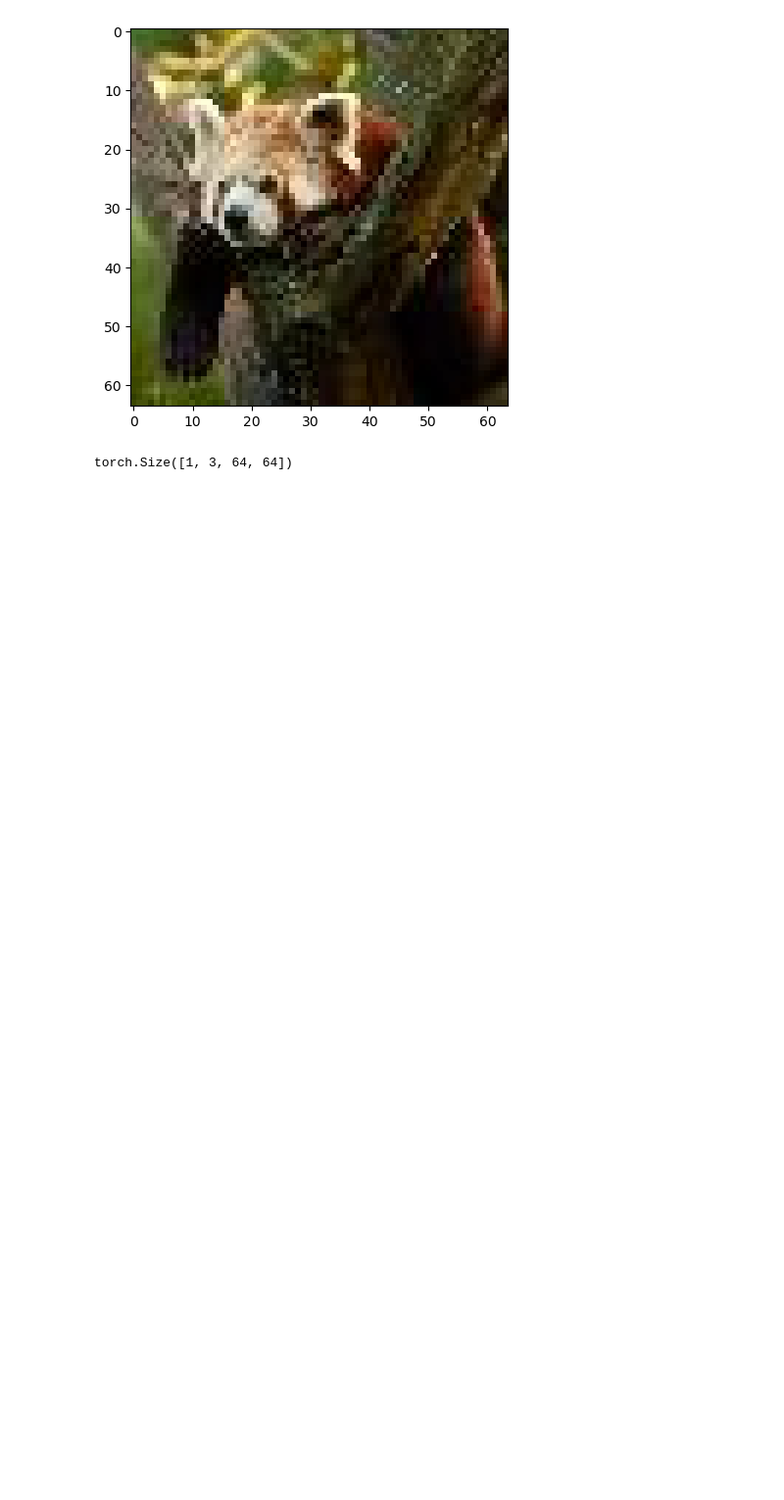
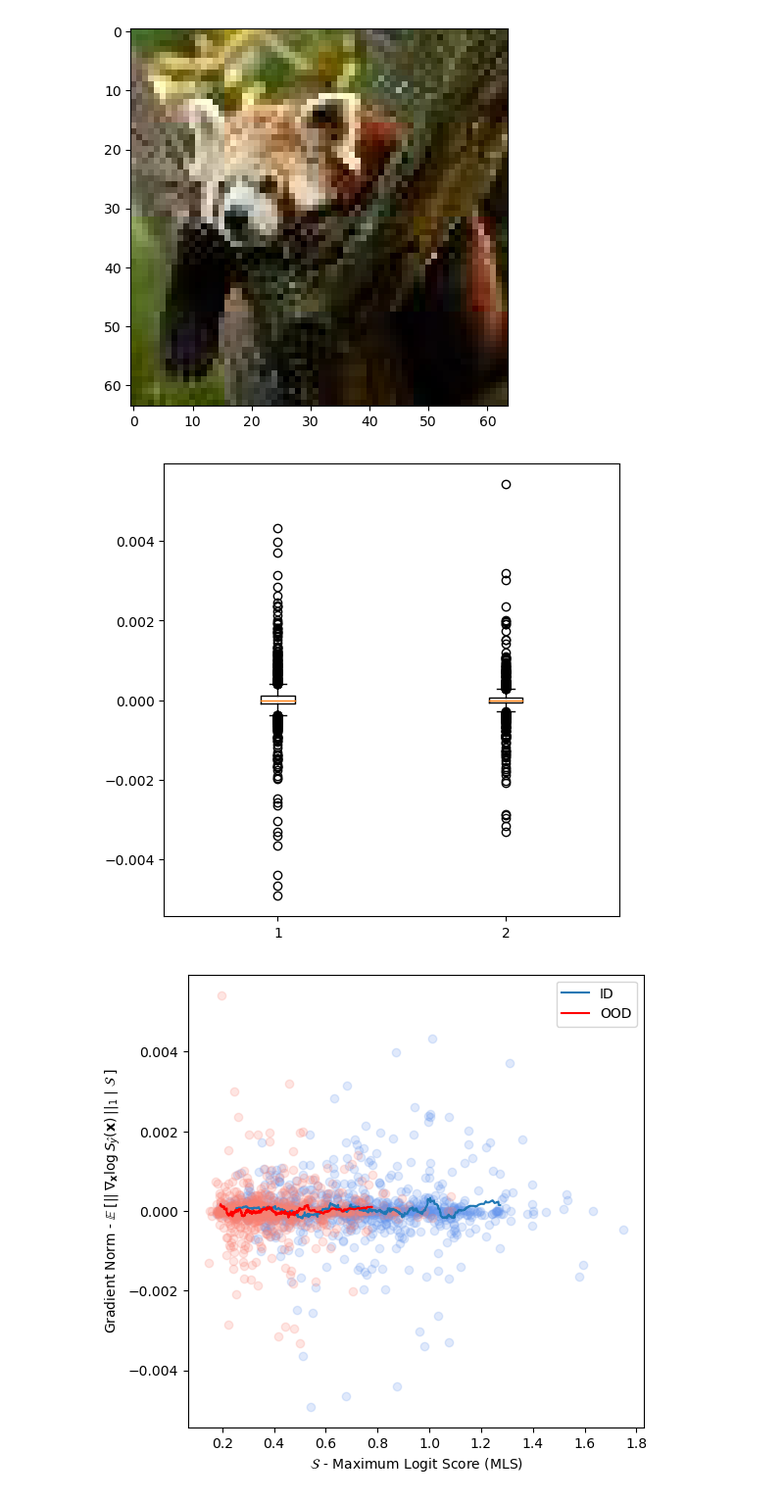
Before and after one commit to krellemand/bachelor_project, a Jupyter notebook: notebooks/visualizing_adv_attacks.ipynb, the cells around one changed output. Shown at 98% size. Drawn from its saved outputs; the diff is of its cells as text; code cells hidden in the pictures; blank space fills up the shorter version.

Commit message:
IA test found it was wrong

```diff
--- a/notebooks/visualizing_adv_attacks.ipynb
+++ b/notebooks/visualizing_adv_attacks.ipynb
@@ -465,7 +465,14 @@ tensor(0.1250, grad_fn=<MaxBackward1>)
 tensor(0.7354, device='mps:0', grad_fn=<AbsBackward0>)
 [figure]
 [figure]
-# %%
-tin_panda[None].shape
-# %% [output]
-torch.Size([1, 3, 64, 64])
+# %%
+scatter_ia = IdOodPlot()
+scatter_ia.load_mls_diffs_stats(root_dir + 'logits/tinyimagenet/plain/logits_0.pt', root_dir + 'logits/tinyimagenet/fn/ia/test/logits_0.pt', root_dir + 'logits/tinyimagenet/plain/csr_targets_0.pt', split_num=0, balance=True)
+scatter_ia.make_boxplot()
+scatter_ia.make_scatter_plot(window_size=25)
+# scatter_log_msp_grad_norms.ax.set_ylabel(r'Gradient Norm - $||\:\nabla_{\bf{x}} \log S_{\hat{y}}({\bf{x}}) \:||_1$')
+scatter_ia.set_legend()
+scatter_ia.show_and_save()
+# %% [output]
+[figure, added]
+[figure, added]
```
Also changed, not shown: 5 other files.
